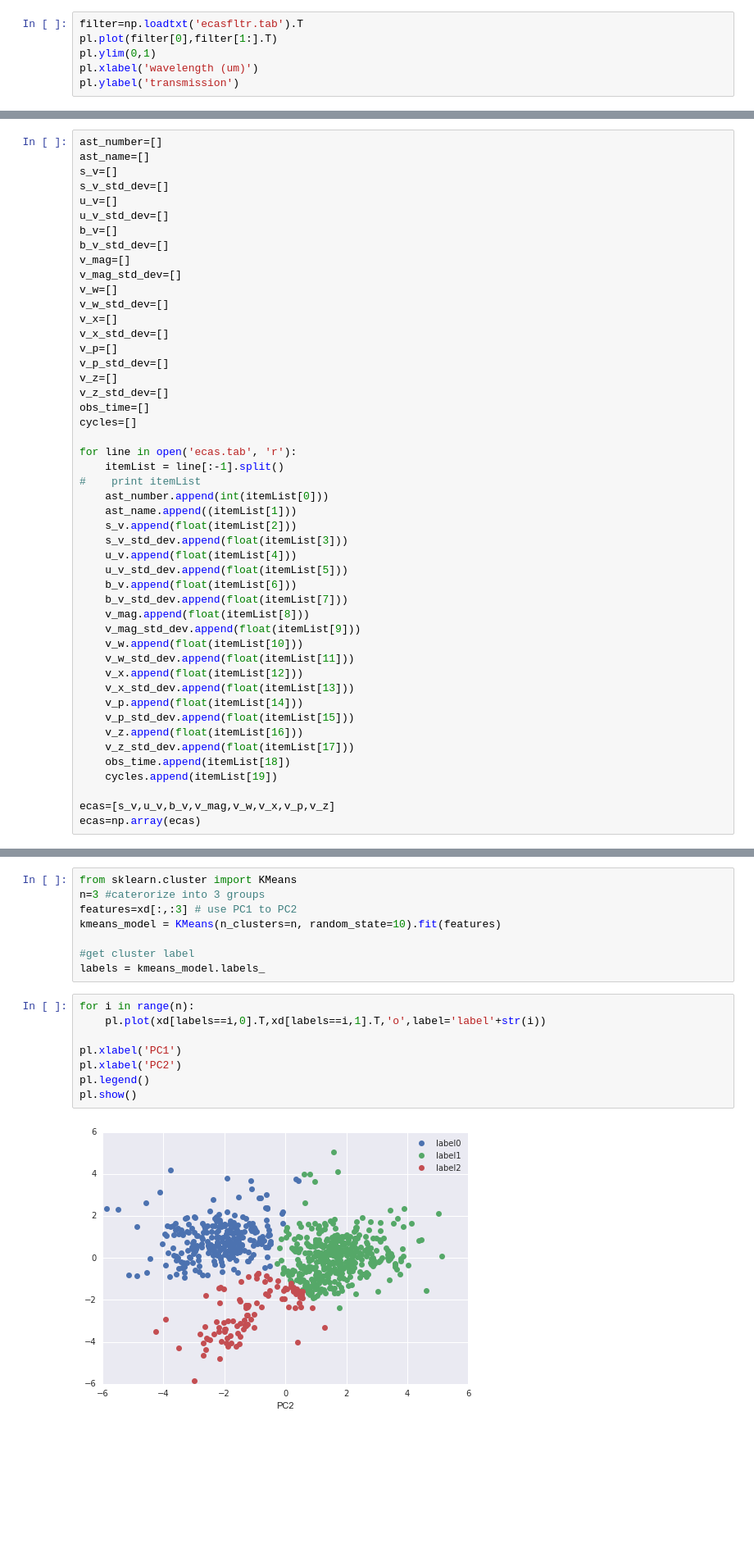
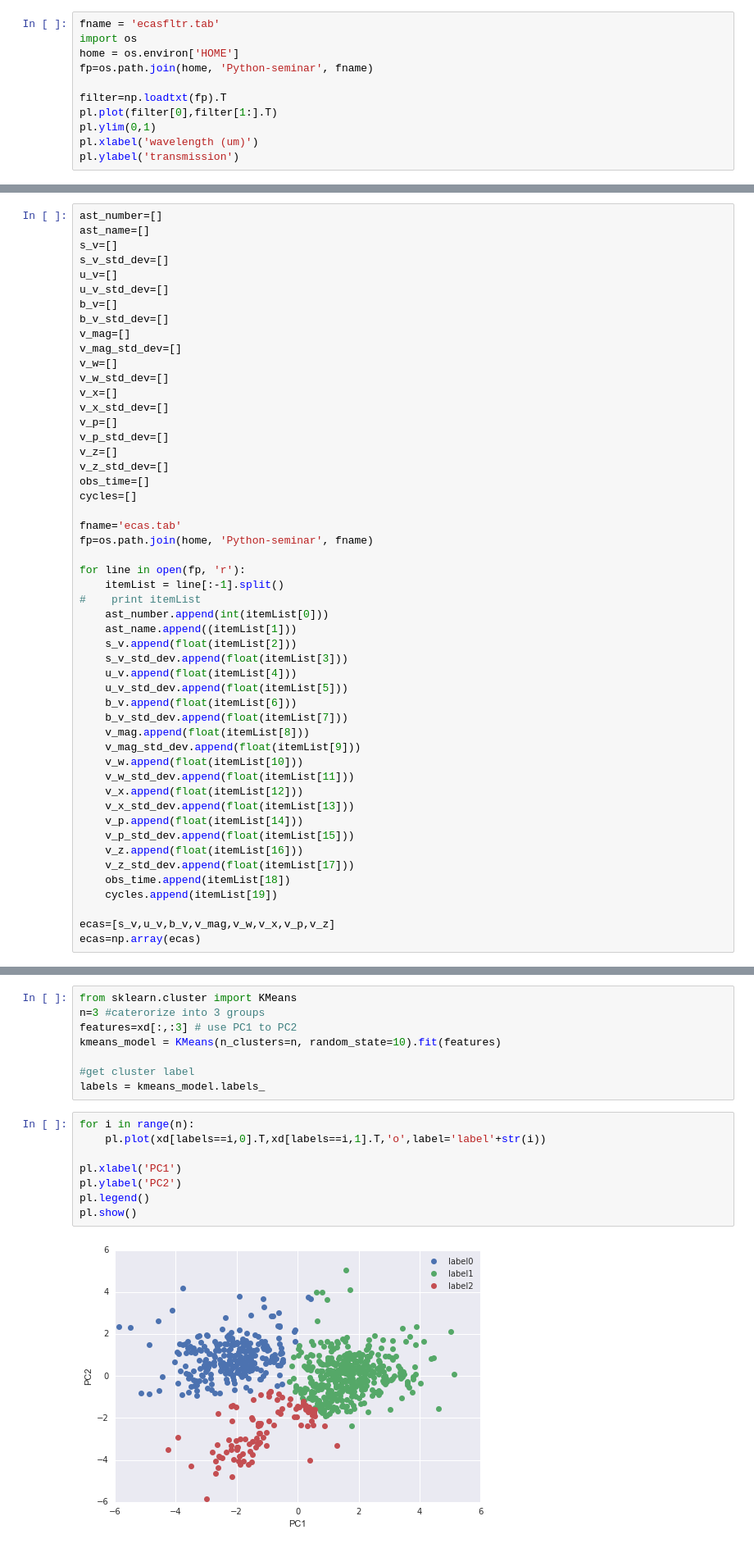
Before and after one commit to john-livingston/python-seminar, a Jupyter notebook: notebooks/python-seminar-2.ipynb, the cells around one changed output, grey strips where cells are left out. Shown: that part at 82% size. Cells and saved outputs as stored; diff of their text form; blank space fills up the shorter version.

Commit message:
corrected plot

```diff
--- a/notebooks/python-seminar-2.ipynb
+++ b/notebooks/python-seminar-2.ipynb
@@ -17,7 +17,12 @@ You can find more spectra data sets in PDS.
 ### Open and load the ECAS filter data (ecasfltr.tab)
 The file 'ecasfltr.tab' includes the transmission data of ECAS. You can see the range of wavelength which passes through a filter.
 # %%
-filter=np.loadtxt('ecasfltr.tab').T
+fname = 'ecasfltr.tab'
+import os
+home = os.environ['HOME']
+fp=os.path.join(home, 'Python-seminar', fname)
+
+filter=np.loadtxt(fp).T
 pl.plot(filter[0],filter[1:].T)
 pl.ylim(0,1)
 pl.xlabel('wavelength (um)')
@@ -50,7 +55,10 @@ v_z_std_dev=[]
 obs_time=[]
 cycles=[]
 
-for line in open('ecas.tab', 'r'):
+fname='ecas.tab'
+fp=os.path.join(home, 'Python-seminar', fname)
+
+for line in open(fp, 'r'):
     itemList = line[:-1].split()
 #    print itemList
     ast_number.append(int(itemList[0]))
@@ -207,13 +218,13 @@ labels = kmeans_model.labels_
 # %%
 for i in range(n):
     pl.plot(xd[labels==i,0].T,xd[labels==i,1].T,'o',label='label'+str(i))
 
 pl.xlabel('PC1')
-pl.xlabel('PC2')
+pl.ylabel('PC2')
 pl.legend()
 pl.show()
 # %% [output]
-[figure, old version]
+[figure, new version]
 # %% [markdown]
 ## Inverse transform from PC space to original space
 # %%
```
Also changed, not shown: parts of 1 cell of this notebook.
